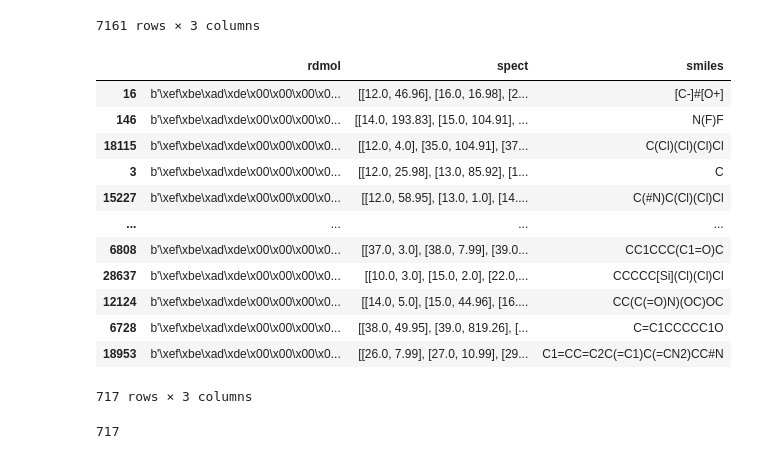
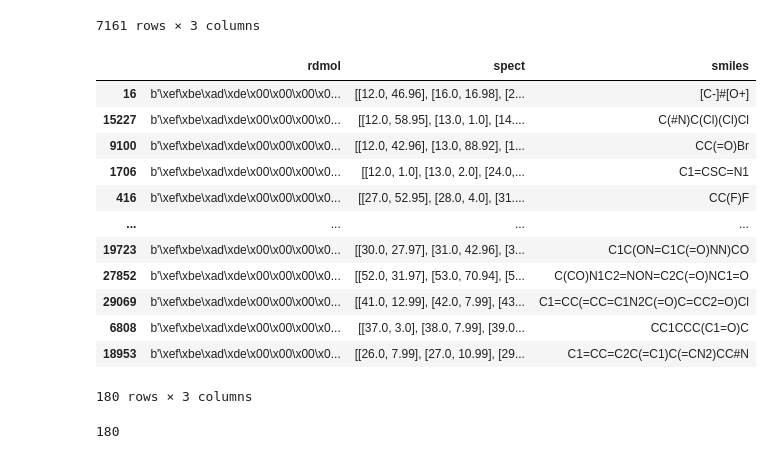
Before and after one commit to ljocha/gc-ms_bart, a Jupyter notebook: rassp-perf.ipynb, the cells around one changed output. Drawn from its saved outputs; the diff is of its cells as text; code cells hidden in the pictures.

```diff
--- a/rassp-perf.ipynb
+++ b/rassp-perf.ipynb
@@ -59,21 +59,21 @@ stest
 | 18953 | b'\xef\xbe\xad\xde\x00\x00\x00\x0... | [[26.0, 7.99], [27.0, 10.99], [29... | C1=CC=C2C(=C1)C(=CN2)CC#N |
 7161 rows × 3 columns
 # %%
-stest = stest.iloc[range(0,len(stest),10)]
+stest = stest.iloc[range(0,len(stest),40)]
 stest
 # %% [output]
 |  | rdmol | spect | smiles |
 | 16 | b'\xef\xbe\xad\xde\x00\x00\x00\x0... | [[12.0, 46.96], [16.0, 16.98], [2... | [C-]#[O+] |
-| 146 | b'\xef\xbe\xad\xde\x00\x00\x00\x0... | [[14.0, 193.83], [15.0, 104.91], ... | N(F)F |
-| 18115 | b'\xef\xbe\xad\xde\x00\x00\x00\x0... | [[12.0, 4.0], [35.0, 104.91], [37... | C(Cl)(Cl)(Cl)Cl |
-| 3 | b'\xef\xbe\xad\xde\x00\x00\x00\x0... | [[12.0, 25.98], [13.0, 85.92], [1... | C |
 | 15227 | b'\xef\xbe\xad\xde\x00\x00\x00\x0... | [[12.0, 58.95], [13.0, 1.0], [14.... | C(#N)C(Cl)(Cl)Cl |
+| 9100 | b'\xef\xbe\xad\xde\x00\x00\x00\x0... | [[12.0, 42.96], [13.0, 88.92], [1... | CC(=O)Br |
+| 1706 | b'\xef\xbe\xad\xde\x00\x00\x00\x0... | [[12.0, 1.0], [13.0, 2.0], [24.0,... | C1=CSC=N1 |
+| 416 | b'\xef\xbe\xad\xde\x00\x00\x00\x0... | [[27.0, 52.95], [28.0, 4.0], [31.... | CC(F)F |
 | ... | ... | ... | ... |
+| 19723 | b'\xef\xbe\xad\xde\x00\x00\x00\x0... | [[30.0, 27.97], [31.0, 42.96], [3... | C1C(ON=C1C(=O)NN)CO |
+| 27852 | b'\xef\xbe\xad\xde\x00\x00\x00\x0... | [[52.0, 31.97], [53.0, 70.94], [5... | C(CO)N1C2=NON=C2C(=O)NC1=O |
+| 29069 | b'\xef\xbe\xad\xde\x00\x00\x00\x0... | [[41.0, 12.99], [42.0, 7.99], [43... | C1=CC(=CC=C1N2C(=O)C=CC2=O)Cl |
 | 6808 | b'\xef\xbe\xad\xde\x00\x00\x00\x0... | [[37.0, 3.0], [38.0, 7.99], [39.0... | CC1CCC(C1=O)C |
-| 28637 | b'\xef\xbe\xad\xde\x00\x00\x00\x0... | [[10.0, 3.0], [15.0, 2.0], [22.0,... | CCCCC[Si](Cl)(Cl)Cl |
-| 12124 | b'\xef\xbe\xad\xde\x00\x00\x00\x0... | [[14.0, 5.0], [15.0, 44.96], [16.... | CC(C(=O)N)(OC)OC |
-| 6728 | b'\xef\xbe\xad\xde\x00\x00\x00\x0... | [[38.0, 49.95], [39.0, 819.26], [... | C=C1CCCCC1O |
 | 18953 | b'\xef\xbe\xad\xde\x00\x00\x00\x0... | [[26.0, 7.99], [27.0, 10.99], [29... | C1=CC=C2C(=C1)C(=CN2)CC#N |
-717 rows × 3 columns
+180 rows × 3 columns
 # %%
 use_gpu=True
@@ -111,7 +118,7 @@ pred = predictions['pred_binned']
 true = [ np.stack(list(t)) for t in stest.spect ]
 len(true)
 # %% [output]
-717
+180
 # %%
 def to_matchms_spec(s):
     return matchms.Spectrum(mz=s[:,0].astype(float),intensities=s[:,1].astype(float))
```
Also changed, not shown: parts of 4 cells of this notebook, 4 other files.
